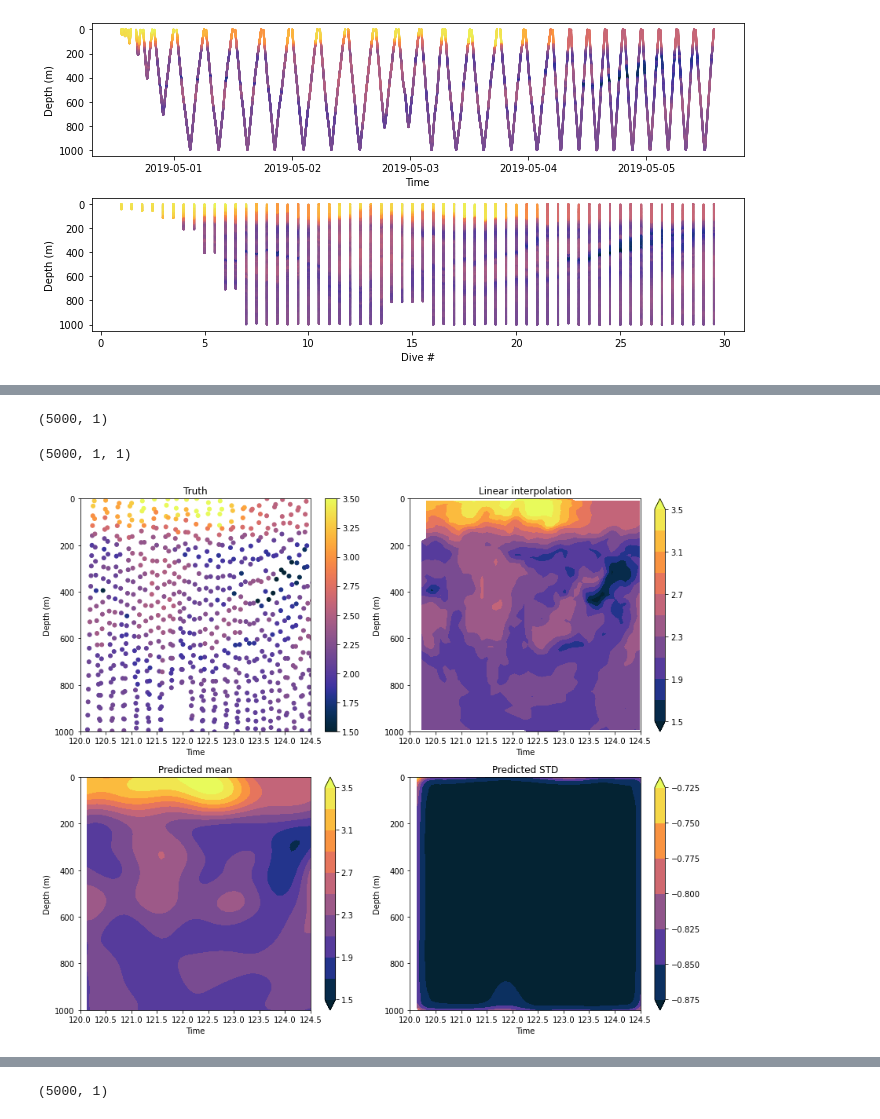
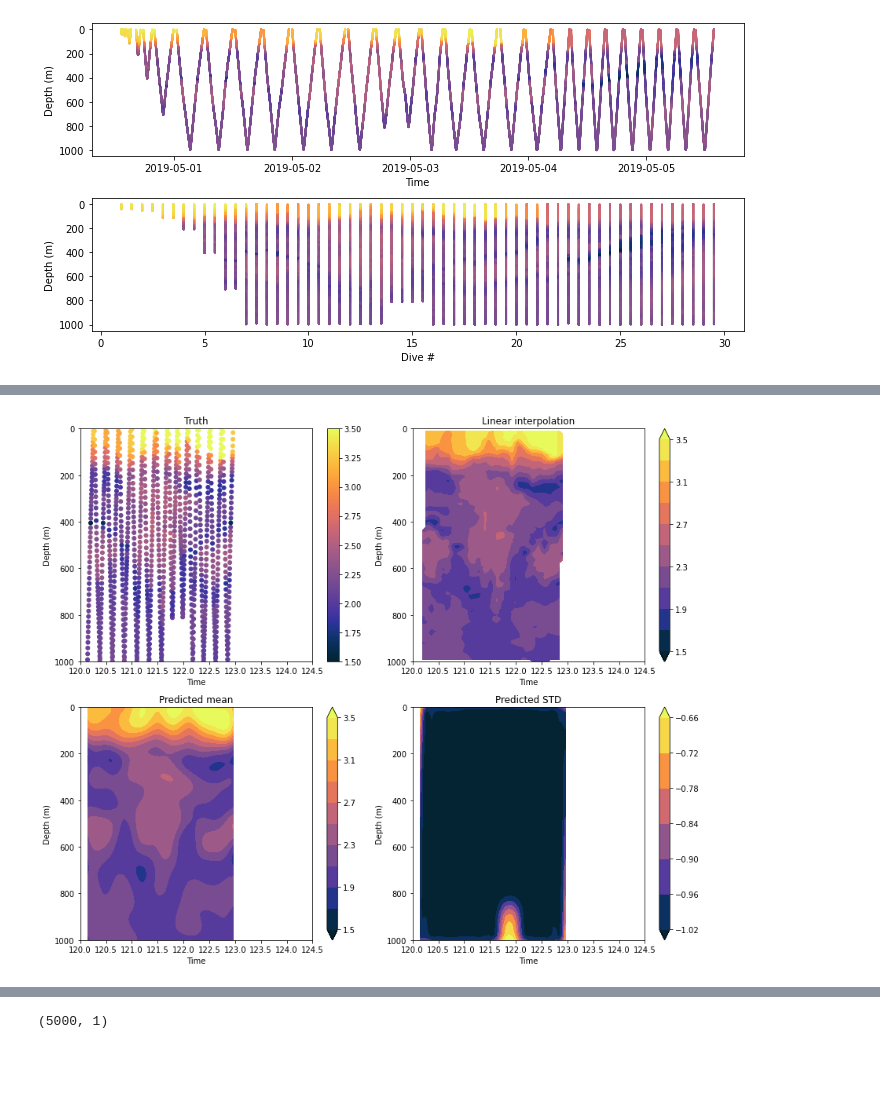
Before and after one commit to dhruvbalwada/glider_map_viz_esci_2021, a Jupyter notebook: notebooks/balwada/Attempt3_GPy+stochastic.ipynb, the cells around one changed output, grey strips where cells are left out. Drawn from its saved outputs; the diff is of its cells as text; code cells hidden in the pictures; blank space fills up the shorter version.

```diff
--- a/notebooks/balwada/Attempt3_GPy+stochastic.ipynb
+++ b/notebooks/balwada/Attempt3_GPy+stochastic.ipynb
@@ -76,10 +76,10 @@ plt.tight_layout()
 # %%
 # Select some data
 
-npts = 1000
+npts = 3000
 
 dive_start = 7
-dive_end = 30
+dive_end = 20
 
 ds_659_sel= ds_659.where(ds_659.dives<dive_end
                         ).where(ds_659.dives>dive_start
@@ -104,7 +104,7 @@ Data variables:
 time_659 = ds_659_sel.time - np.datetime64('2019-01-01')
 time_659 = (time_659 / np.timedelta64(1,'D'))
 # %%
-nstep = 100
+nstep = 40
 time_sel = time_659[0:-1:nstep]
 pressure_sel = ds_659_sel.pressure[0:-1:nstep]
 density_sel = ds_659_sel.density[0:-1:nstep]
@@ -275,14 +262,6 @@ meanRBF, covRBF = mRBF.predict(Xtest, full_cov=False)
 meanMATERN32, covMATERN32 = mMATERN32.predict(Xtest, full_cov=False)
 # %%
 sampMATERN32 = mMATERN32.posterior_samples_f(Xtest, 1)
-# %%
-meanMATERN32.shape
-# %% [output]
-(5000, 1)
-# %%
-sampMATERN32.shape
-# %% [output]
-(5000, 1, 1)
 # %%
 sampRBF = mRBF.posterior_samples_f(Xtest, 1)
 # %%
@@ -326,33 +305,33 @@ plt.title('Linear interpolation')
 
 
 plt.subplot(223)
-plt.contourf(Tg, Pg, mean.reshape(Tg.shape),
+plt.contourf(Tg, Pg, meanRBF.reshape(Tg.shape),
              levels=np.linspace(1.5, 3.5,11),
             vmin=1.5, vmax=3.5, cmap=cmo.thermal, extend='both')
 plt.colorbar()
 
 plt.xlim([120, 124.5])
 plt.ylim([0, 1000])
 
 plt.gca().invert_yaxis()
 plt.xlabel('Time')
 plt.ylabel('Depth (m)')
 plt.title('Predicted mean')
 
 plt.subplot(224)
-plt.contourf(Tg, Pg, np.log10(cov.reshape(Tg.shape)**0.5),
+plt.contourf(Tg, Pg, np.log10(covRBF.reshape(Tg.shape)**0.5),
             cmap=cmo.thermal, extend='both',
              )
 plt.colorbar()
 
 plt.xlim([120, 124.5])
 plt.ylim([0, 1000])
 
 plt.gca().invert_yaxis()
 plt.xlabel('Time')
 plt.ylabel('Depth (m)')
 plt.title('Predicted STD')
 
 plt.tight_layout()
 # %% [output]
-[figure, old version]
+[figure, new version]
```
Also changed, not shown: parts of 17 cells of this notebook.
